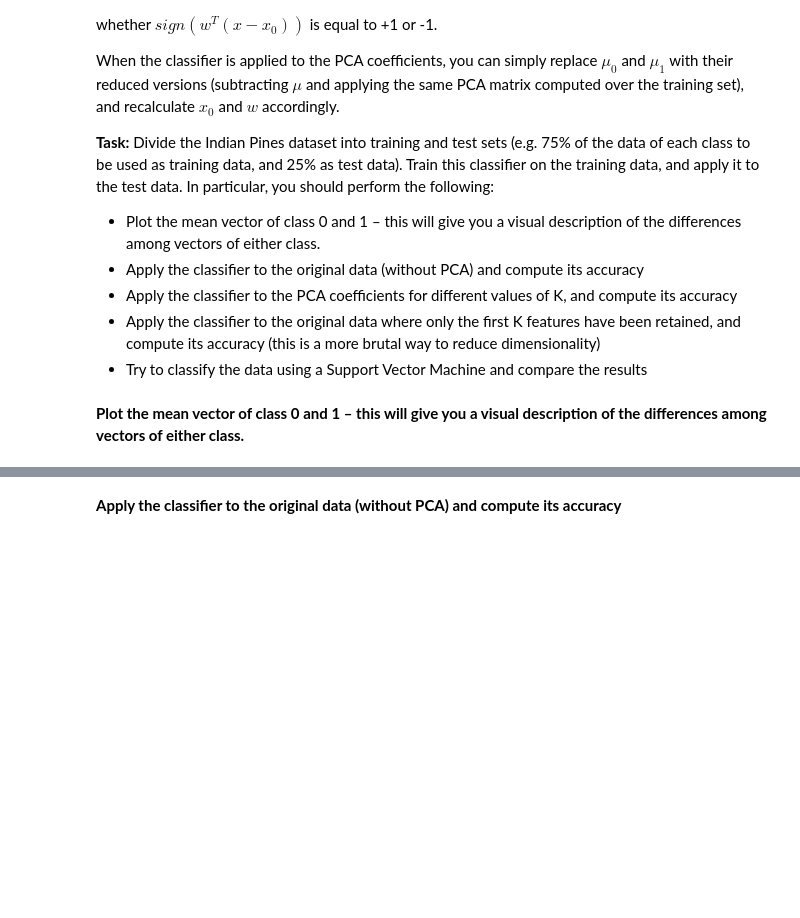
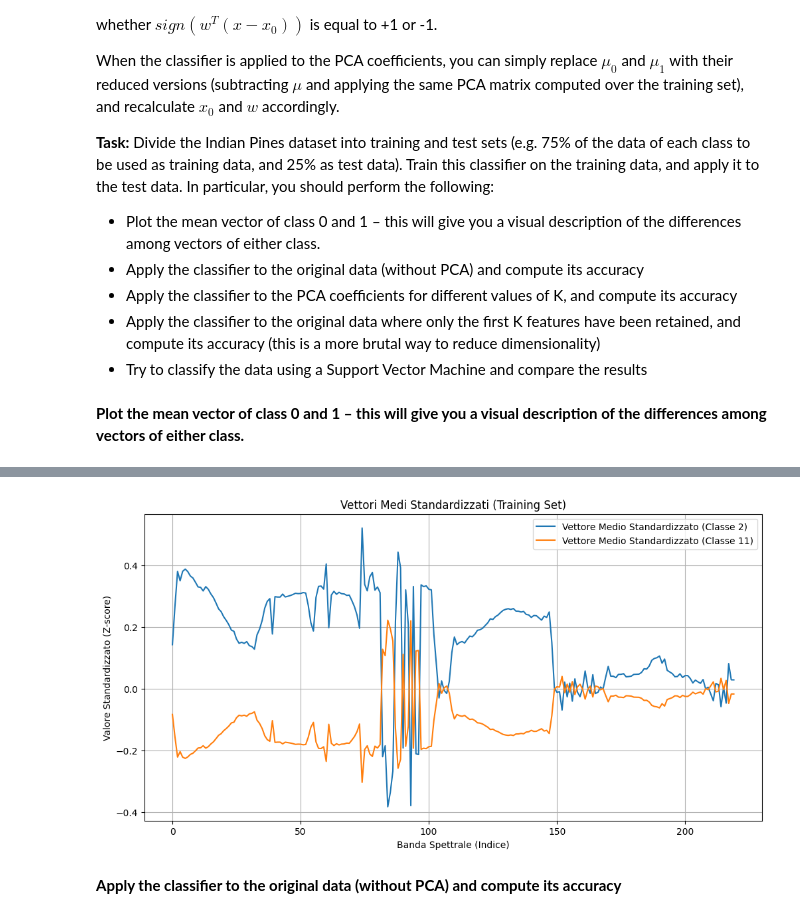
Before and after one commit to rimosoma/neural, a Jupyter notebook: Lab3.ipynb, the cells around one changed output, grey strips where cells are left out. Drawn from its saved outputs; the diff is of its cells as text; code cells hidden in the pictures; blank space fills up the shorter version.

```diff
--- a/Lab3.ipynb
+++ b/Lab3.ipynb
@@ -273,0 +271,89 @@ apply it to the test data. In particular, you should perform the following:
+# %%
+import numpy as np
+import scipy.io
+from sklearn.model_selection import train_test_split
+
+# --- 1. Caricamento Dati ---
+print("Caricamento file .mat...")
+class0_value = 2
+class0=np.zeros((3000,220))
+n=0
+for i in range(145):
+  for j in range(145):
+    if indian_pines_gt[i,j]== class0_value:
+      class0[n,:] = indian_pines[i,j,:]/1.
+      n=n+1
+class0_data=class0[:n,:]
+
+class1_value = 11
+
+class1=np.zeros((3000,220))
+n=0
+for i in range(145):
+  for j in range(145):
+    if indian_pines_gt[i,j]== class1_value:
+      class1[n,:] = indian_pines[i,j,:]/1.
+      n=n+1
+class1_data=class1[:n,:]
+
+print(f"Dati Classe {class0_value}: {class0_data.shape}")
+print(f"Dati Classe {class1_value}: {class1_data.shape}")
+
+# --- 3. Divisione Train (75%) / Test (25%) ---
+# È importante dividere le classi *separatamente* per mantenere
+# la proporzione 75/25 per *entrambe* le classi.
+
+# Dividi la Classe 0
+c0_train, c0_test = train_test_split(class0_data, test_size=0.25, random_state=42)
+# Dividi la Classe 1
+c1_train, c1_test = train_test_split(class1_data, test_size=0.25, random_state=42)
+
+# Unisci i dati di addestramento
+# np.vstack impila verticalmente gli array
+X_train_raw = np.concatenate((c0_train, c1_train), axis=0)
+# Assegna le etichette al training set. Poiché X_train_raw è stato costruito
+# prima con i pixel di c0_train e poi con quelli di c1_train,
+# la lista di etichette deve seguire lo stesso ordine: [0, 0, ..., 1, 1, ..,1]
+y_train = np.array([0] * len(c0_train) + [1] * len(c1_train))
+
+# Unisci i dati di test
+X_test_raw = np.concatenate((c0_test, c1_test), axis=0)
+# Crea le etichette di test(come per il train)
+y_test = np.array([0] * len(c0_test) + [1] * len(c1_test))
+
+print(f"Dimensioni X_train_raw: {X_train_raw.shape}")
+print(f"Dimensioni y_train: {y_train.shape}")
+print(f"Dimensioni X_test_raw: {X_test_raw.shape}")
+print(f"Dimensioni y_test: {y_test.shape}")
+
+# --- 4. Standardizzazione (Centratura + Normalizzazione) ---
+# Calcola media e std dev SOLO SUI DATI DI TRAINING
+mu_train = np.mean(X_train_raw, axis=0)
+std_train = np.std(X_train_raw, axis=0)
+# Evita divisione per zero se una banda è costante
+std_train[std_train == 0] = 1.0
+
+# Applica la standardizzazione (calcolata sul train) a entrambi i set
+X_train_std = (X_train_raw - mu_train) / std_train
+X_test_std = (X_test_raw - mu_train) / std_train
+
+
+
+# --- Task 1: Plot dei Vettori Medi (Standardizzati) ---
+# Calcoliamo le medie SUI DATI STANDARDIZZATI DI TRAINING
+# (Questi ci serviranno per tutti i task successivi)
+mu_0_std = np.mean(X_train_std[y_train == 0], axis=0)
+mu_1_std = np.mean(X_train_std[y_train == 1], axis=0)
+
+plt.figure(figsize=(12, 6))
+plt.plot(mu_0_std, label=f'Vettore Medio Standardizzato (Classe {class0_value})')
+plt.plot(mu_1_std, label=f'Vettore Medio Standardizzato (Classe {class1_value})')
+plt.title('Vettori Medi Standardizzati (Training Set)')
+plt.xlabel('Banda Spettrale (Indice)')
+plt.ylabel('Valore Standardizzato (Z-score)')
+plt.legend()
+plt.grid(True)
+plt.savefig('mean_vectors_std_plot.png')
+# plt.show() # In un notebook, al posto di savefig
+print("Plot 'mean_vectors_std_plot.png' generato.")
+# %% [output]
@@ -274,3 +368,4 @@ apply it to the test data. In particular, you should perform the following:
+[figure, added]
 # %% [markdown]
 **Apply the classifier to the original data (without PCA) and compute
 its accuracy**
```
Also changed, not shown: parts of 14 cells of this notebook.
